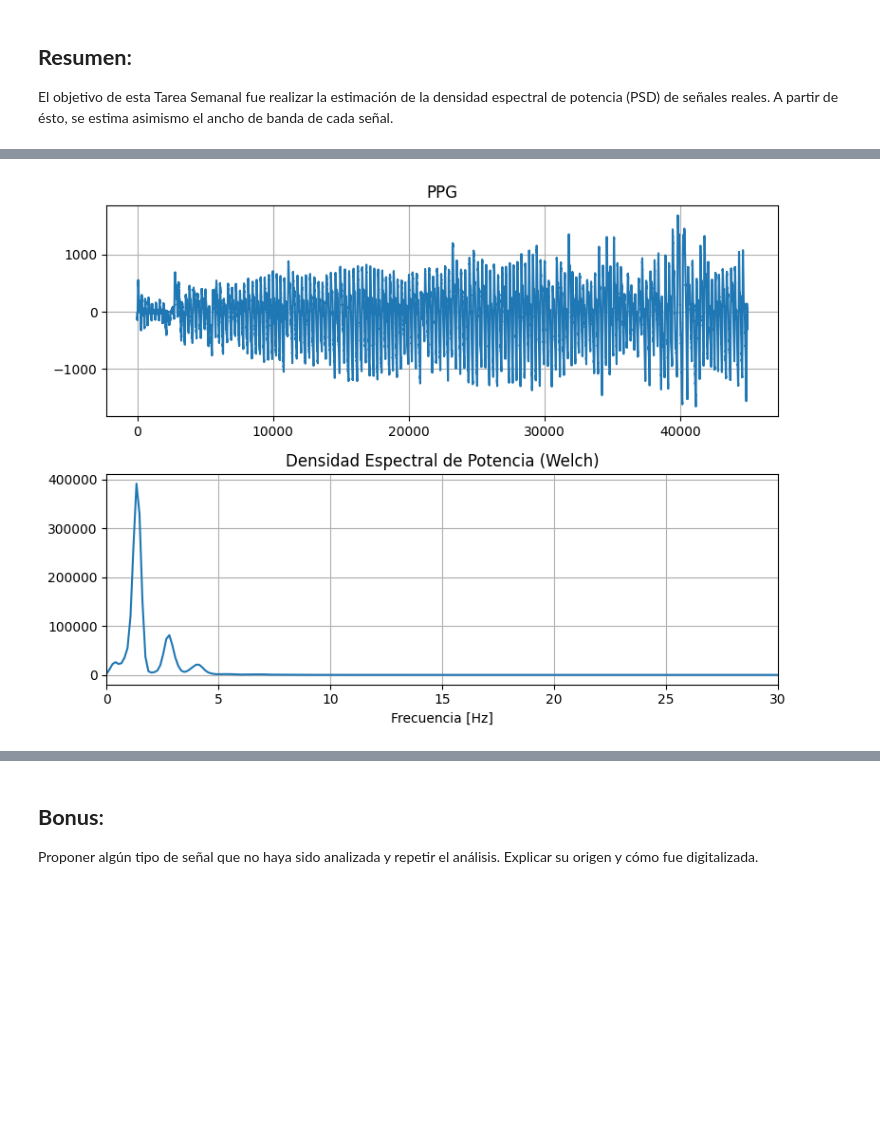
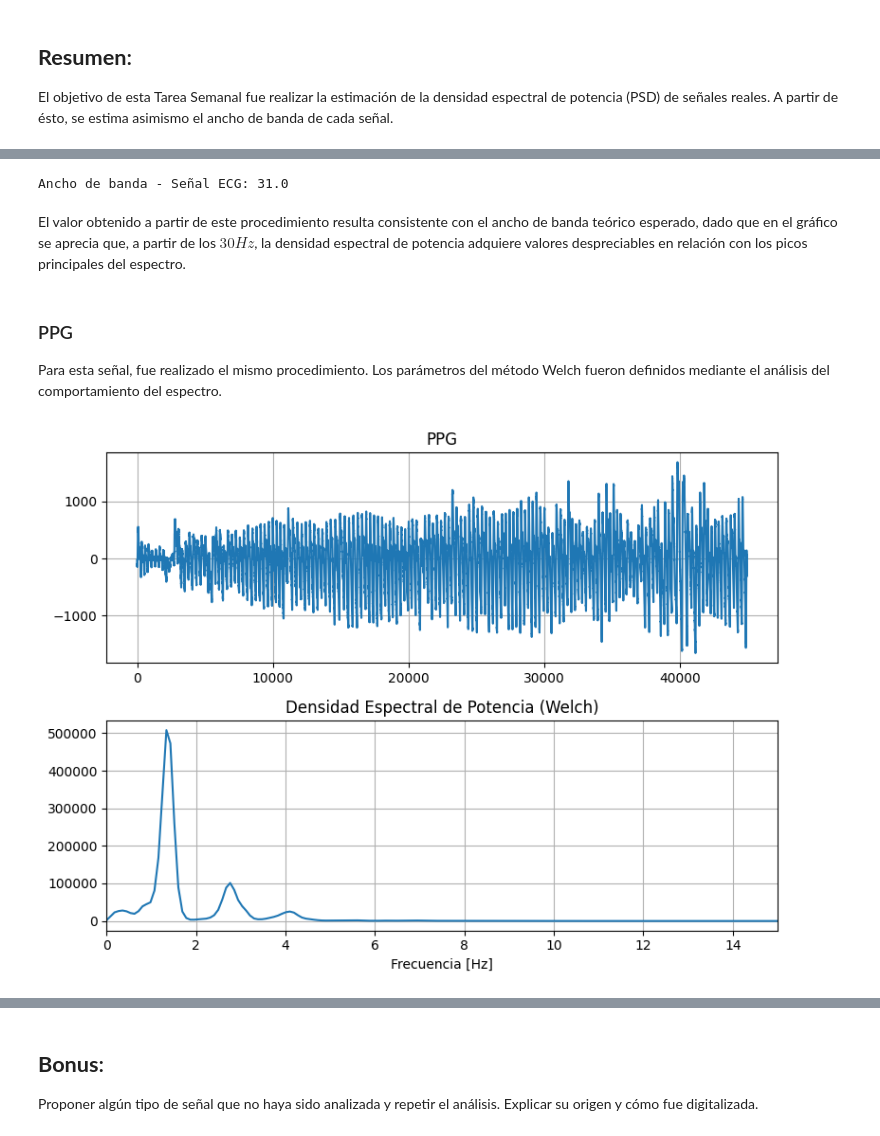
Before and after one commit to mtaranilla/APS_2025, a Jupyter notebook: TS_TARANILLA_SALGADO/TS5_PSD_BandWidth/TS5_Ancho_de_Banda_TARANILLA_SALGADO.ipynb, the cells around one changed output, grey strips where cells are left out. Drawn from its saved outputs; the diff is of its cells as text; code cells hidden in the pictures; blank space fills up the shorter version.

```diff
--- a/TS_TARANILLA_SALGADO/TS5_PSD_BandWidth/TS5_Ancho_de_Banda_TARANILLA_SALGADO.ipynb
+++ b/TS_TARANILLA_SALGADO/TS5_PSD_BandWidth/TS5_Ancho_de_Banda_TARANILLA_SALGADO.ipynb
@@ -95,32 +99,56 @@ A continuación se lee la señal de PPG, se estima su DSP mediante Welch y se gr
+# %%
+#ANCHO DE BANDA ECG
+porcentaje = 0.99
+
+pot_acum = np.cumsum(Pxx)
+pot_acum_norm = pot_acum / pot_acum[-1]  # normalizo
+
+# Encuentro el índice donde la potencia supera el 99%
+index_bw = np.where(pot_acum_norm >= porcentaje)[0][0]
+
+#np.where devuelve tupla de arrays, uno por cada dimensión.
+#Primer [0] → extrae el array de índices de la tupla que devuelve np.where.
+#Segundo [0] → toma el primer elemento de ese array.
+
+# Frecuencia correspondiente
+freq_bw = f[index_bw]
+print(f"Ancho de banda - Señal ECG:", freq_bw)
+# %% [output]
+Ancho de banda - Señal ECG: 31.0
+# %% [markdown]
+El valor obtenido a partir de este procedimiento resulta consistente con el ancho de banda teórico esperado, dado que en el gráfico se aprecia que, a partir de los $30 Hz$, la densidad espectral de potencia adquiere valores despreciables en relación con los picos principales del espectro.
+# %% [markdown]
+### PPG
+Para esta señal, fue realizado el mismo procedimiento. Los parámetros del método Welch fueron definidos mediante el análisis del comportamiento del espectro.
 # %%
 fs_ppg = 400 # Hz
 ppg = np.load('ppg_sin_ruido.npy')
 
 N_ppg = ppg.shape[0]
 
 plt.figure(figsize=(8, 6))
 plt.subplot(2,1,1)
 plt.title("PPG")
 plt.grid(True)
 plt.plot(ppg)
 
 #PARAMETROS WELCH
 
 cant_promedios_ppg = 20
-nperseg_ppg = N // cant_promedios_ppg
+nperseg_ppg = N_ppg // cant_promedios_ppg
 nfft_ppg = 2 * nperseg_ppg
 win_ppg = "hamming"
 
 f_ppg, Pxx_ppg = sig.welch(ppg, fs=fs_ppg, window = win_ppg, nperseg=nperseg_ppg, nfft=nfft_ppg)
 
 #Gráfico de la PSD - PPG
 plt.subplot(2,1,2)
 plt.plot(f_ppg, Pxx_ppg)
 plt.title("Densidad Espectral de Potencia (Welch)")
 plt.xlabel("Frecuencia [Hz]")
 plt.grid(True)
 plt.tight_layout()
-plt.xlim([0, 30]) #como es pasabajos, limito
+plt.xlim([0, 15]) #como es pasabajos, limito
 plt.show()
 # %% [output]
-[figure, old version]
+[figure, new version]
```
Also changed, not shown: parts of 30 cells of this notebook.
